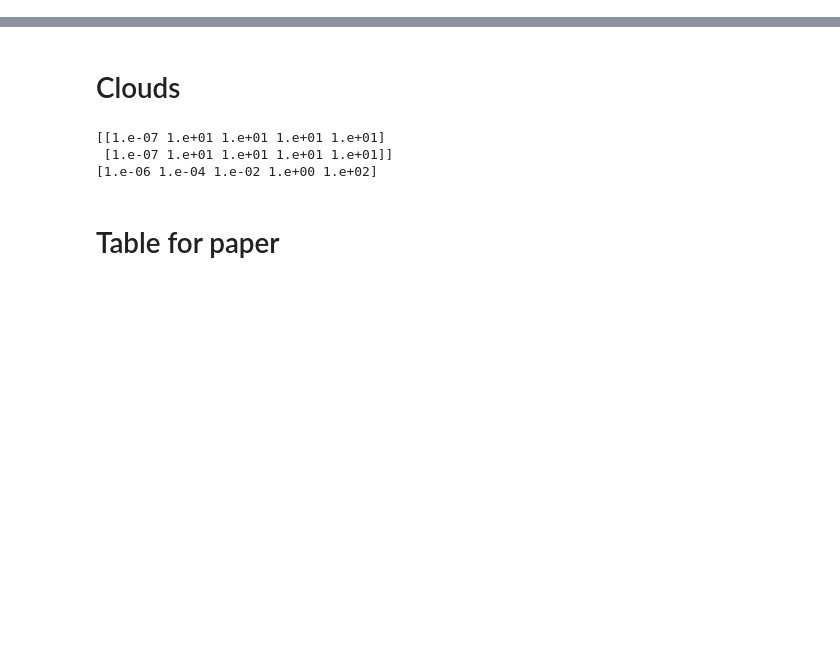
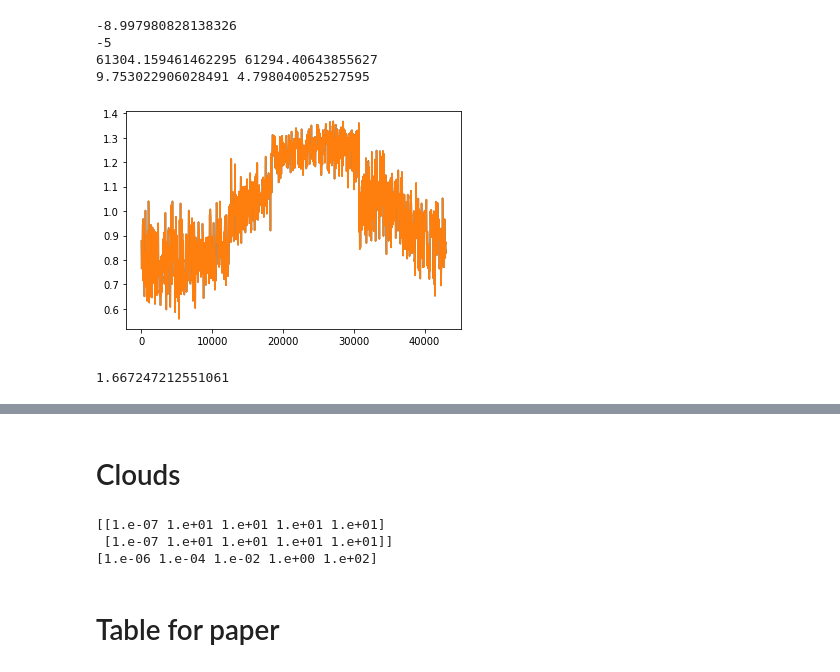
Before and after one commit to NatalieGrasser/atm_retrieval, a Jupyter notebook: atm_retrieval/debugging.ipynb, the cells around one changed output, grey strips where cells are left out. Saved outputs shown, nothing was run; the diff lists cells and outputs as text; code cells hidden in the pictures; blank space fills up the shorter version.

```diff
--- a/atm_retrieval/debugging.ipynb
+++ b/atm_retrieval/debugging.ipynb
@@ -97,5 +97,5 @@ def init_retrieval(brown_dwarf='2M0355',PT_type='PTgrad',chem='freechem',
 #retrieval=init_retrieval(brown_dwarf='2M0355',PT_type='PTgrad',chem='freechem',Nlive=400,tol=0.5)
 #retrieval.evaluate(makefigs=False)
 
-retrieval2=init_retrieval(brown_dwarf='2M1425',PT_type='PTgrad',chem='freechem',Nlive=400,tol=0.5)
-retrieval2.evaluate(makefigs=False)
+#retrieval2=init_retrieval(brown_dwarf='2M1425',PT_type='PTgrad',chem='freechem',Nlive=400,tol=0.5)
+#retrieval2.evaluate(makefigs=False)
@@ -200,8 +101,0 @@ retrieval.cross_correlation('13CO')
-# %%
-path=pathlib.Path('/home/natalie/Desktop/atm_retrieval/2M1425/freechem_PTgrad_N400_ev0.5/params_dict.pickle')
-with open(path,'rb') as file:
-    final_params2=pickle.load(file)
-retrieval2.params_dict=final_params2
-retrieval2.cross_correlation('13CO')
-
-figs.compare_two_CCFs(retrieval,retrieval2,'13CO')
@@ -209,0 +241,37 @@ AttributeError: 'Retrieval' object has no attribute 'CCF_list'
+# %%
+# try adding H2S to 2M1425 model fit and evaluate sigma  from lnL Bm
+from pRT_model import pRT_spectrum
+import matplotlib.pyplot as plt
+
+orig_dict=retrieval2.params_dict.copy()
+
+retrieval2.parameters.params=retrieval2.params_dict
+print(retrieval2.parameters.params['log_H2S'])
+model_orig=pRT_spectrum(retrieval2).make_spectrum()
+lnZ_orig=retrieval2.LogLike(model_orig, retrieval2.Cov)
+
+# add H2S at low level and see
+retrieval2.parameters.params['log_H2S']=-5
+print(retrieval2.parameters.params['log_H2S'])
+model_wH2S=pRT_spectrum(retrieval2).make_spectrum()
+lnZ_wH2S=retrieval2.LogLike(model_wH2S, retrieval2.Cov)
+
+plt.plot(model_wH2S.flatten())
+plt.plot(model_orig.flatten())
+
+
+print(lnZ_orig,lnZ_wH2S)
+lnB, sigma = retrieval2.compare_evidence(lnZ_orig,lnZ_wH2S)
+retrieval2.parameters.params=orig_dict #set back
+print(lnB,sigma)
+# %% [output]
+-8.997980828138326
+-5
+61304.159461462295 61294.40643855627
+9.753022906028491 4.798040052527595
+[figure, added]
+# %%
+import numpy as np
+10**(4.975)/(10**(4.753))
+# %% [output]
+1.667247212551061
```
Also changed, not shown: parts of 18 cells of this notebook, 3 other files.
